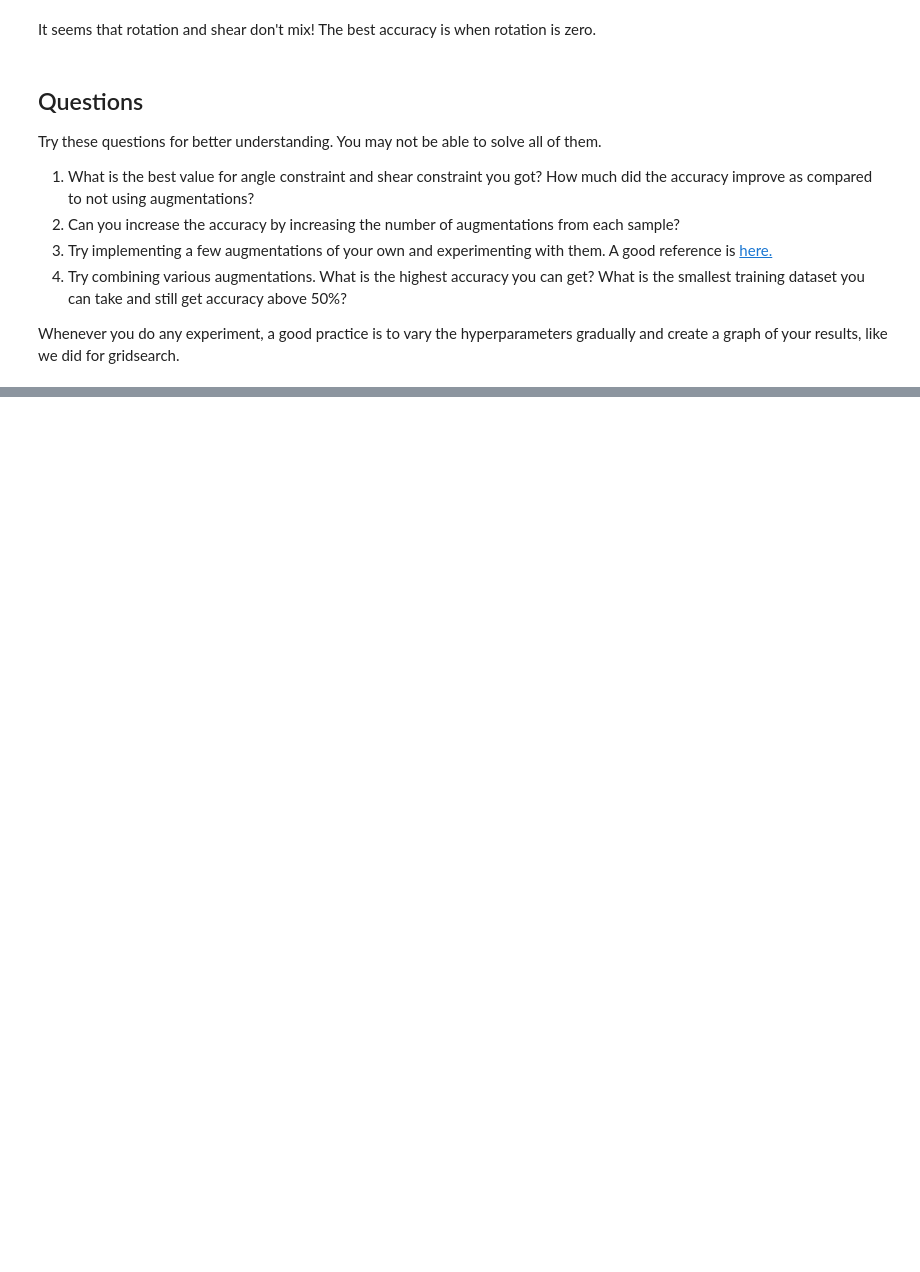
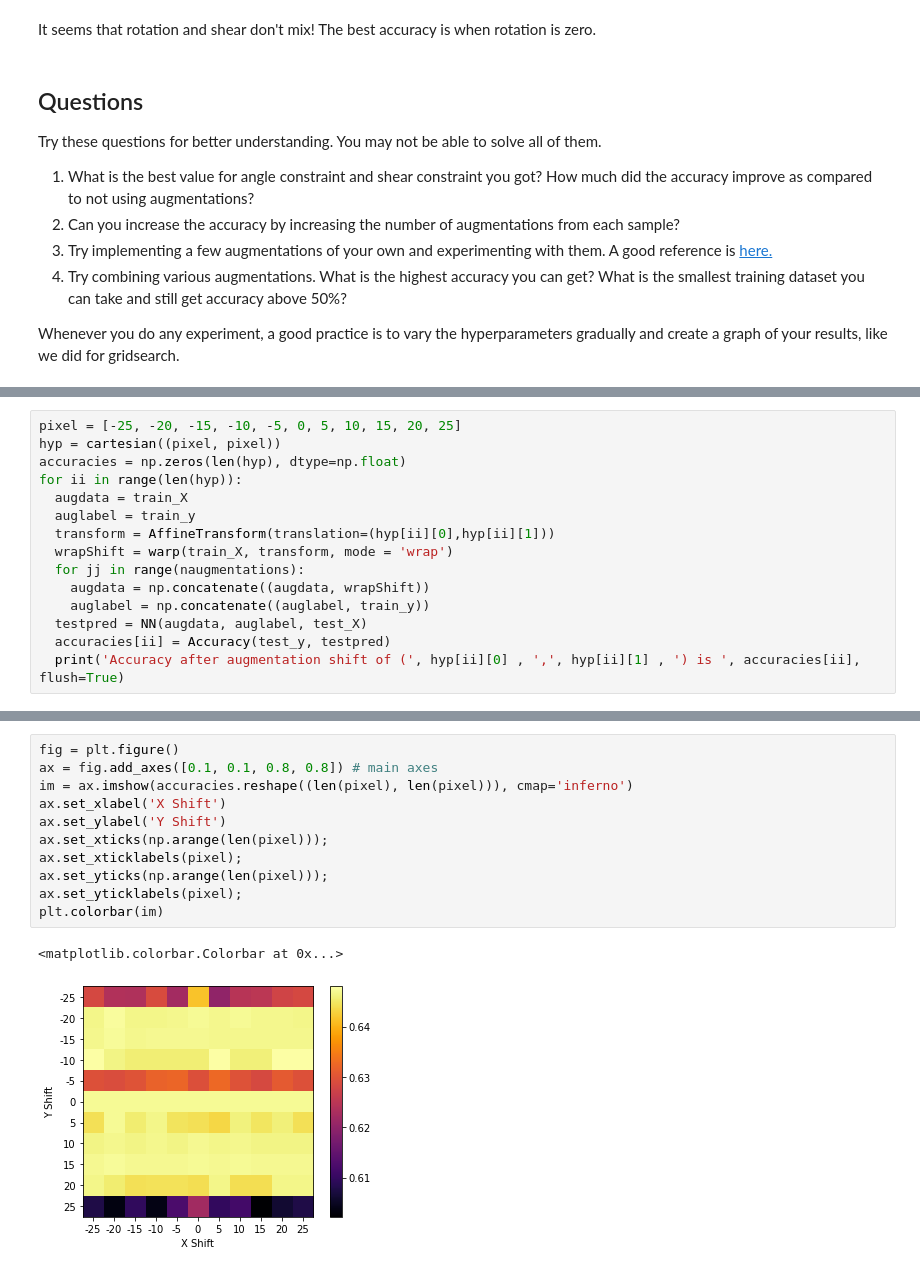
Before and after one commit to iamindhu/fmml_labs, a Jupyter notebook: Lab3_Augmentation.ipynb, the cells around one changed output, grey strips where cells are left out. Cells and saved outputs as stored; diff of their text form; blank space fills up the shorter version.

```diff
--- a/Lab3_Augmentation.ipynb
+++ b/Lab3_Augmentation.ipynb
@@ -337,0 +342,15 @@ Whenever you do any experiment, a good practice is to vary the hyperparameters g
+# %%
+pixel = [-25, -20, -15, -10, -5, 0, 5, 10, 15, 20, 25]
+hyp = cartesian((pixel, pixel))
+accuracies = np.zeros(len(hyp), dtype=np.float)
+for ii in range(len(hyp)):
+  augdata = train_X
+  auglabel = train_y
+  transform = AffineTransform(translation=(hyp[ii][0],hyp[ii][1]))
+  wrapShift = warp(train_X, transform, mode = 'wrap')
+  for jj in range(naugmentations):
+    augdata = np.concatenate((augdata, wrapShift))
+    auglabel = np.concatenate((auglabel, train_y))
+  testpred = NN(augdata, auglabel, test_X)
+  accuracies[ii] = Accuracy(test_y, testpred)
+  print('Accuracy after augmentation shift of (', hyp[ii][0] , ',', hyp[ii][1] , ') is ', accuracies[ii], flush=True)
@@ -337,0 +375,14 @@ Whenever you do any experiment, a good practice is to vary the hyperparameters g
+# %%
+fig = plt.figure()
+ax = fig.add_axes([0.1, 0.1, 0.8, 0.8]) # main axes
+im = ax.imshow(accuracies.reshape((len(pixel), len(pixel))), cmap='inferno')
+ax.set_xlabel('X Shift')
+ax.set_ylabel('Y Shift')
+ax.set_xticks(np.arange(len(pixel)));
+ax.set_xticklabels(pixel);
+ax.set_yticks(np.arange(len(pixel)));
+ax.set_yticklabels(pixel);
+plt.colorbar(im)
+# %% [output]
+<matplotlib.colorbar.Colorbar at 0x...>
+[figure, added]
```
Also changed, not shown: parts of 29 cells of this notebook.
